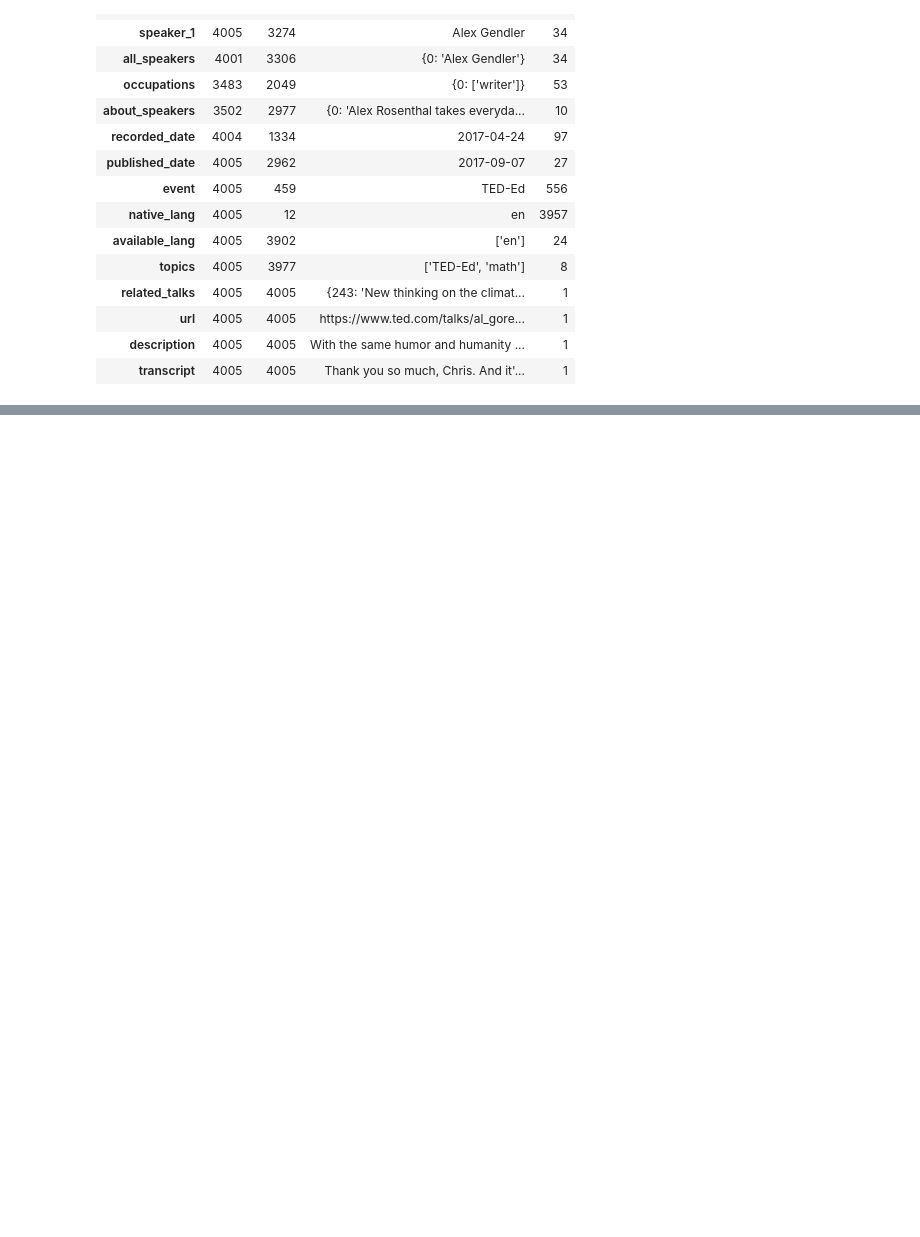
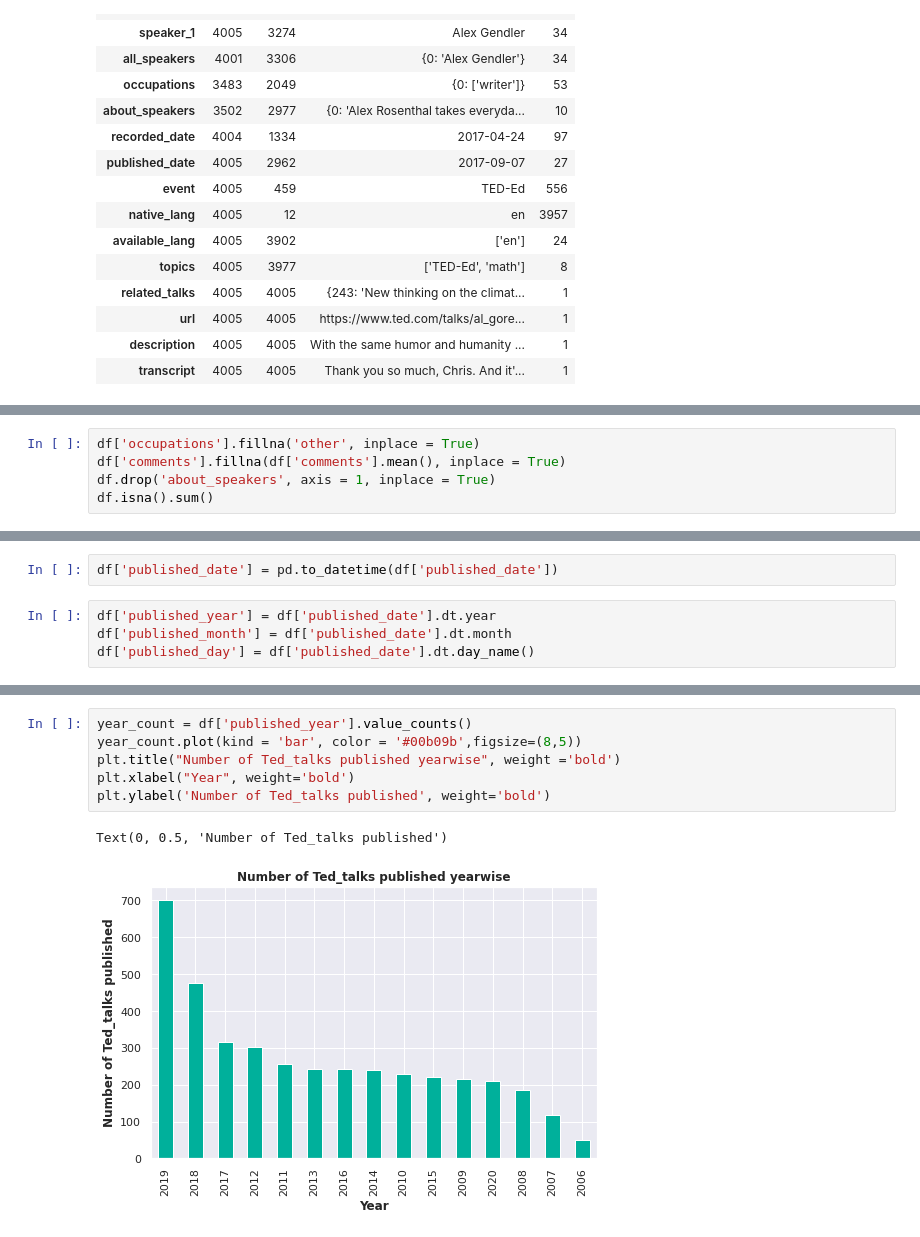
Before and after one commit to sskamalapurkar/Suprvised_ML_Regression_capstone_project, a Jupyter notebook: Ted_Talk_Views_Prediction_Sayali_Kamalapurkar.ipynb, the cells around one changed output, grey strips where cells are left out. Drawn from its saved outputs; the diff is of its cells as text; blank space fills up the shorter version.

```diff
--- a/Ted_Talk_Views_Prediction_Sayali_Kamalapurkar.ipynb
+++ b/Ted_Talk_Views_Prediction_Sayali_Kamalapurkar.ipynb
@@ -134,0 +173,5 @@ df.describe(include = 'object').T
+# %%
+df['occupations'].fillna('other', inplace = True)
+df['comments'].fillna(df['comments'].mean(), inplace = True)
+df.drop('about_speakers', axis = 1, inplace = True)
+df.isna().sum()
@@ -134,0 +198,6 @@ df.describe(include = 'object').T
+# %%
+df['published_date'] = pd.to_datetime(df['published_date'])
+# %%
+df['published_year'] = df['published_date'].dt.year
+df['published_month'] = df['published_date'].dt.month
+df['published_day'] = df['published_date'].dt.day_name()
@@ -134,0 +233,9 @@ df.describe(include = 'object').T
+# %%
+year_count = df['published_year'].value_counts()
+year_count.plot(kind = 'bar', color = '#00b09b',figsize=(8,5))
+plt.title("Number of Ted_talks published yearwise", weight ='bold')
+plt.xlabel("Year", weight='bold')
+plt.ylabel('Number of Ted_talks published', weight='bold')
+# %% [output]
+Text(0, 0.5, 'Number of Ted_talks published')
+[figure, added]
```
Also changed, not shown: parts of 34 cells of this notebook.
